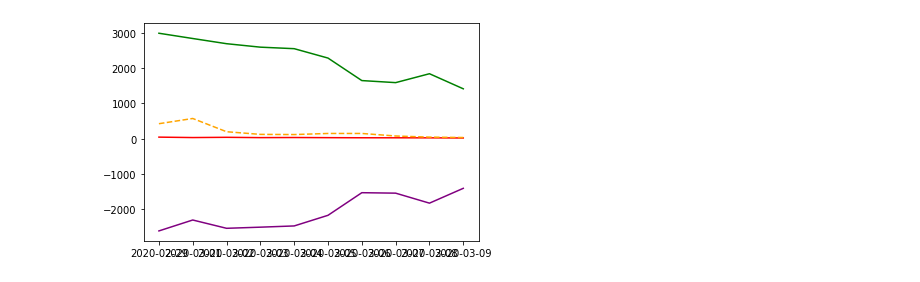
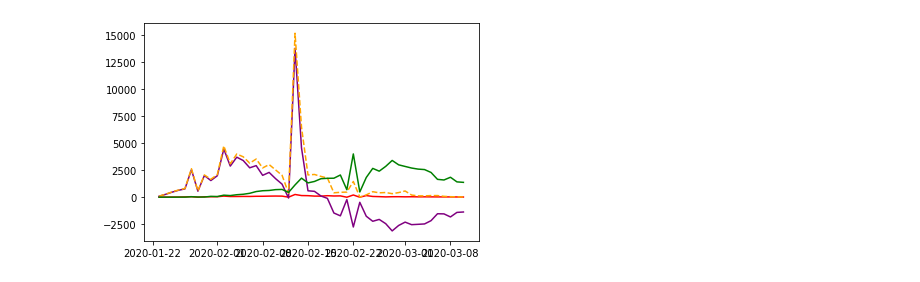
Before and after one commit to Addidy/coronavirus-analysis, a Jupyter notebook: src/China.ipynb, the cells around one changed output. Cells and saved outputs as stored; diff of their text form; code cells hidden in the pictures.

```diff
--- a/src/China.ipynb
+++ b/src/China.ipynb
@@ -40,4 +33,4 @@ u.graph_financial_data('000001.ss') # Shanghai stock exchange
 # %%
-china.graph_changes(since_x_days_ago=10)
+china.graph_changes()
 # %% [output]
-[figure, old version]
+[figure, new version]
```
Also changed, not shown: parts of 9 cells of this notebook, 8 other files.
